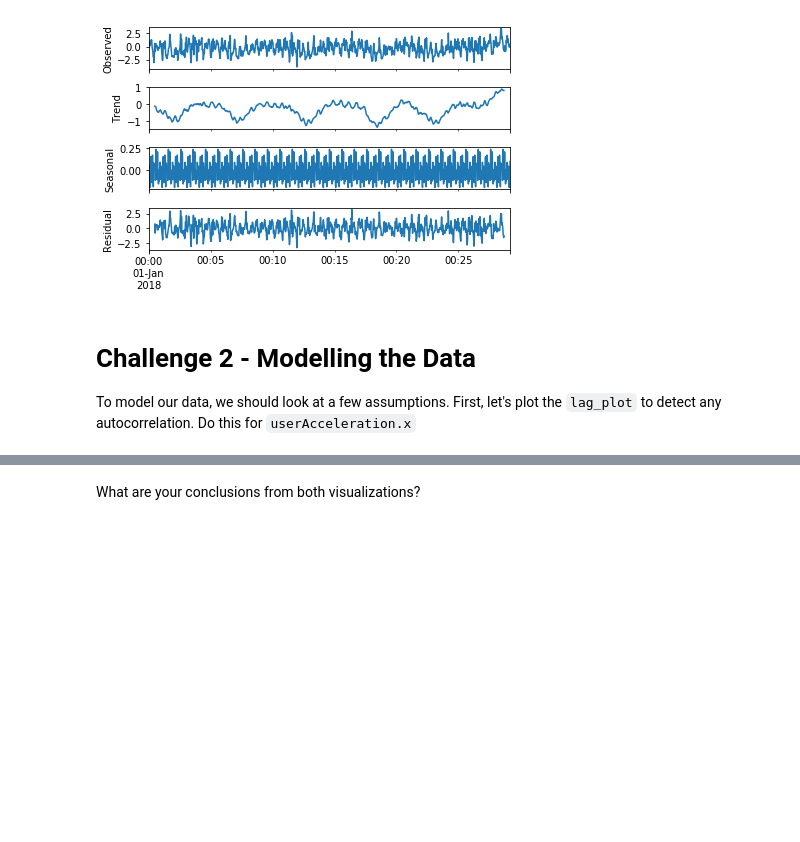
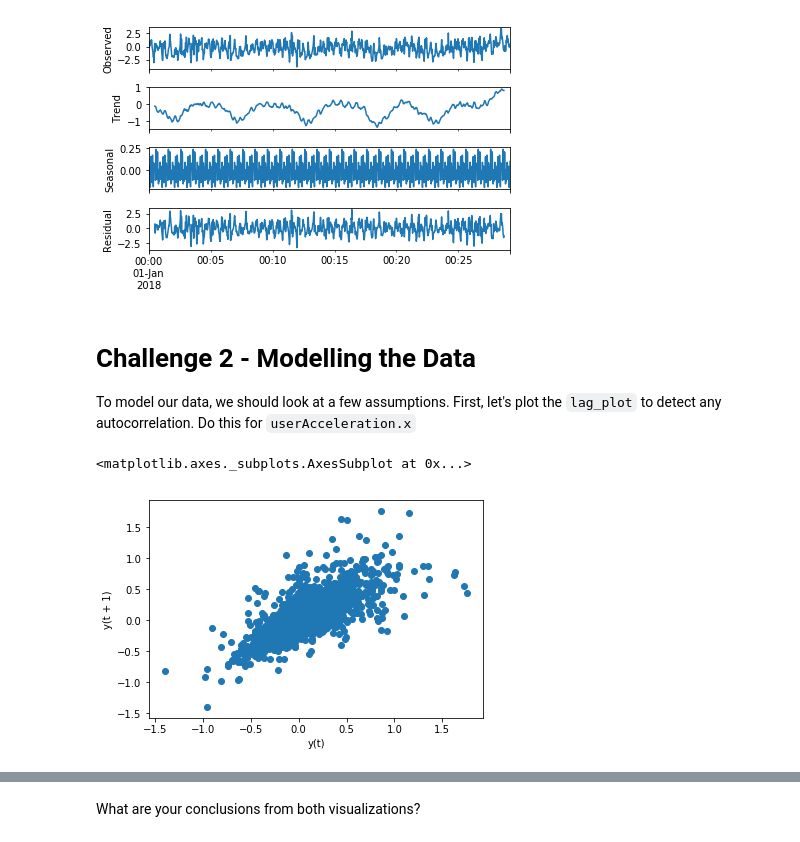
Before and after one commit to ironhack-datalabs/datamad0419, a Jupyter notebook: module-2/lab-time-series/your-code/main.ipynb, the cells around one changed output, grey strips where cells are left out. Drawn from its saved outputs; the diff is of its cells as text; code cells hidden in the pictures; blank space fills up the shorter version.

```diff
--- a/module-2/lab-time-series/your-code/main.ipynb
+++ b/module-2/lab-time-series/your-code/main.ipynb
@@ -117,3 +104,12 @@ userRotX_plot = userRotX.plot()
 # Challenge 2 - Modelling the Data
 
 To model our data, we should look at a few assumptions. First, let's plot the `lag_plot` to detect any autocorrelation. Do this for `userAcceleration.x`
+# %%
+# Your code here:
+# con pandas.tools.plotting da error de import.
+from pandas.plotting import lag_plot
+
+lag_plot(sensor['userAcceleration.x'])
+# %% [output]
+<matplotlib.axes._subplots.AxesSubplot at 0x...>
+[figure, added]
```
Also changed, not shown: parts of 17 cells of this notebook.
